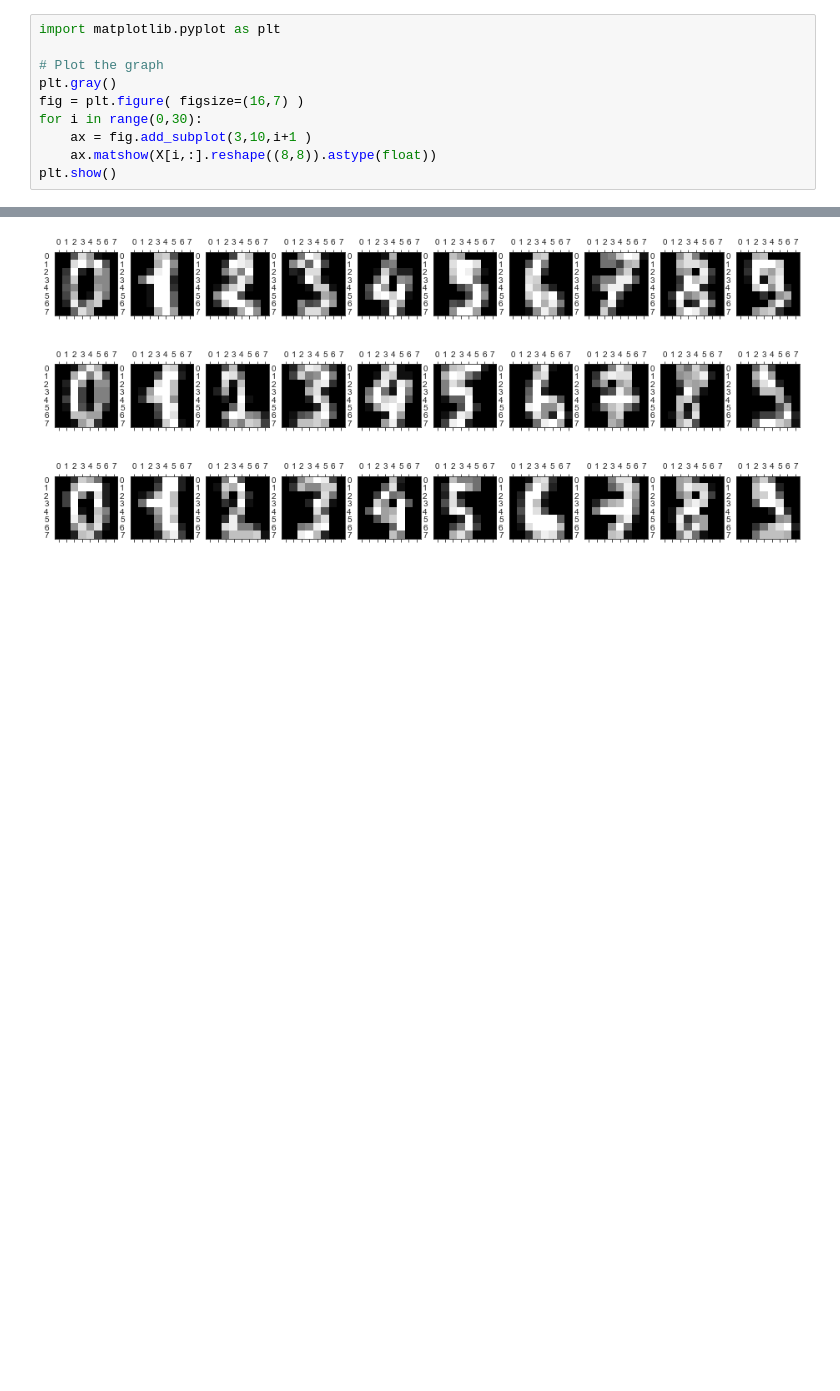
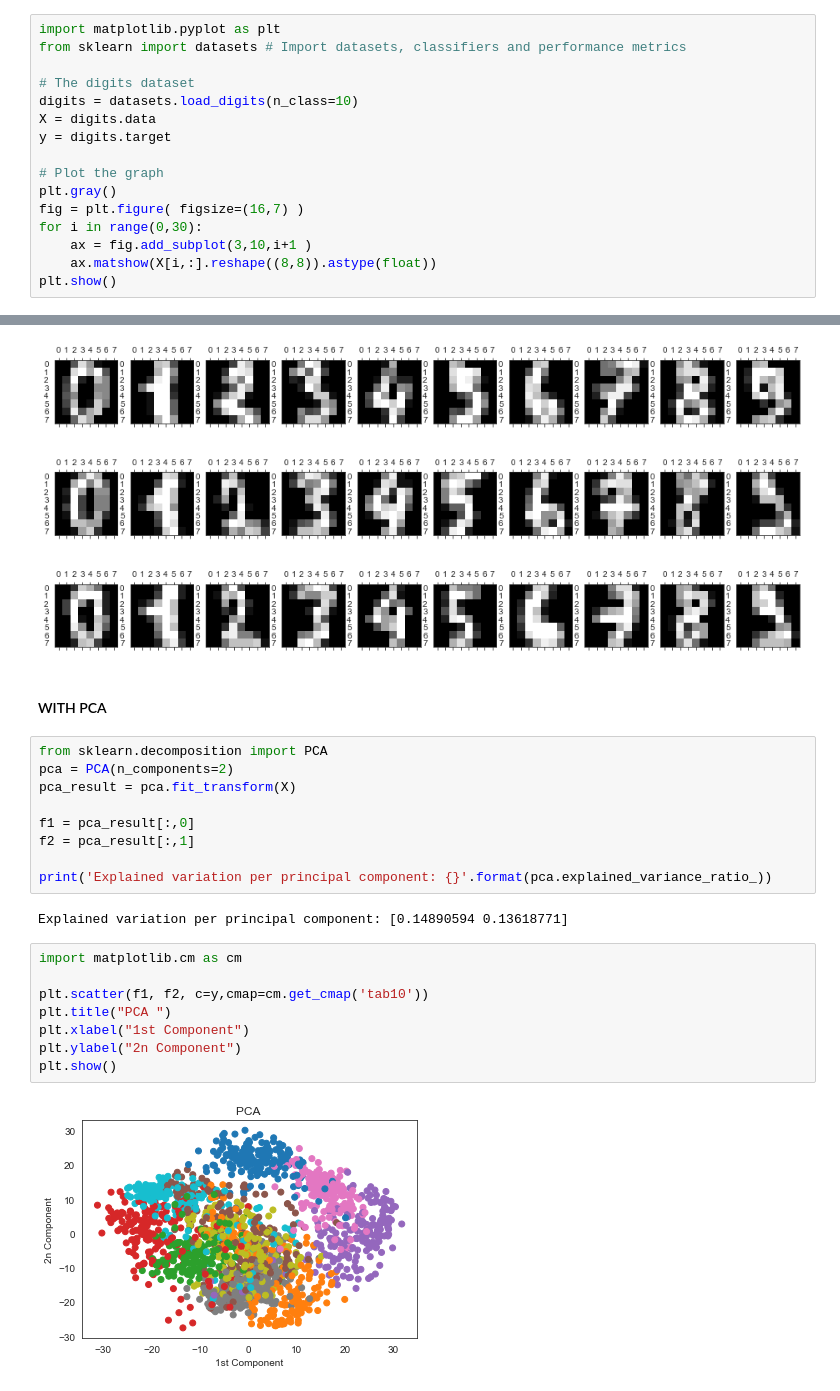
Before and after one commit to rogroc/Postgrau-Data-Science-UB, a Jupyter notebook: 18_DataVisualization/VIZ-ED6-iPython.ipynb, the cells around one changed output, grey strips where cells are left out. Saved outputs shown, nothing was run; the diff lists cells and outputs as text; blank space fills up the shorter version.

```diff
--- a/18_DataVisualization/VIZ-ED6-iPython.ipynb
+++ b/18_DataVisualization/VIZ-ED6-iPython.ipynb
@@ -495,5 +494,11 @@ http://www.r2d3.us/visual-intro-to-machine-learning-part-1/
 # %%
 import matplotlib.pyplot as plt
+from sklearn import datasets # Import datasets, classifiers and performance metrics
+
+# The digits dataset
+digits = datasets.load_digits(n_class=10)
+X = digits.data
+y = digits.target
 
 # Plot the graph
 plt.gray()
@@ -505,3 +510,26 @@ plt.show()
 # %% [output]
 <Figure size 432x288 with 0 Axes>
 [figure]
+# %% [markdown]
+#### WITH PCA
+# %%
+from sklearn.decomposition import PCA
+pca = PCA(n_components=2)
+pca_result = pca.fit_transform(X)
+
+f1 = pca_result[:,0]
+f2 = pca_result[:,1]
+
+print('Explained variation per principal component: {}'.format(pca.explained_variance_ratio_))
+# %% [output]
+Explained variation per principal component: [0.14890594 0.13618771]
+# %%
+import matplotlib.cm as cm
+
+plt.scatter(f1, f2, c=y,cmap=cm.get_cmap('tab10'))
+plt.title("PCA ")
+plt.xlabel("1st Component")
+plt.ylabel("2n Component")
+plt.show()
+# %% [output]
+[figure, added]
```
Also changed, not shown: parts of 11 cells of this notebook, 1 other file.
